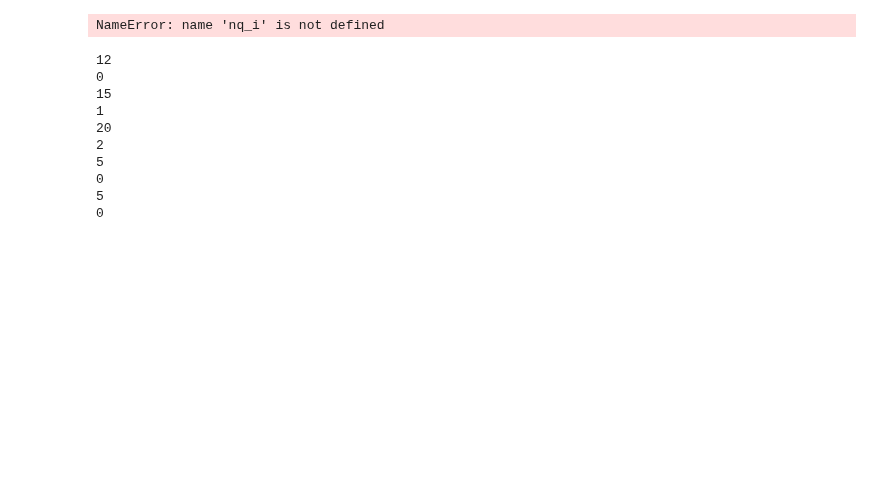
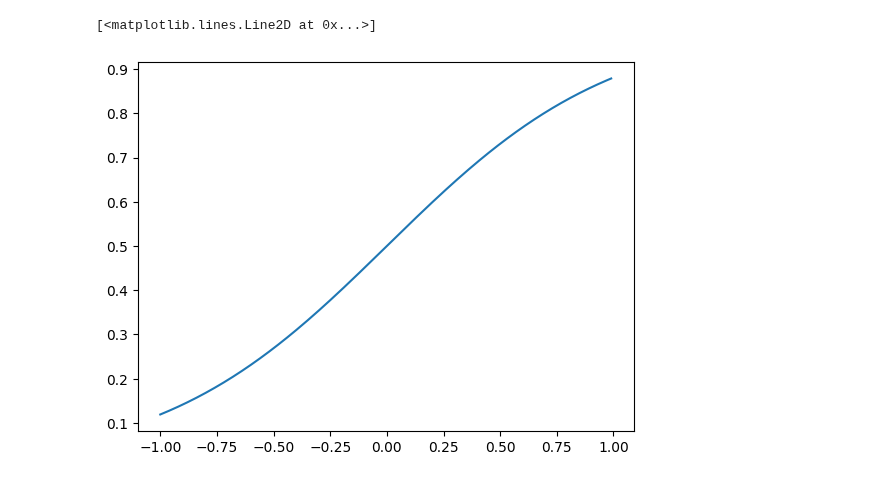
Before and after one commit to inajetovic/Variational-Quantum-Splines, a Jupyter notebook: tmp.ipynb, the cells around one changed output. Cells and saved outputs as stored; diff of their text form; code cells hidden in the pictures; blank space fills up the shorter version.

```diff
--- a/tmp.ipynb
+++ b/tmp.ipynb
@@ -10,9 +13,12 @@ func_list = list(func_out.keys())
 pnq = {'3':(3,8),
         '4':(4,16)}
-# %%
-nq_i
-# %% [output]
-NameError: name 'nq_i' is not defined
+# %%
+x = np.arange(-1,1, 10/1000).tolist()
+y = [tanh(a) for a in x]
+plt.plot(x,y)
+# %% [output]
+[<matplotlib.lines.Line2D at 0x...>]
+[figure, added]
 # %%
 tot = []
 for flab, fun in func_out.items():
@@ -24,20 +30,8 @@ for flab, fun in func_out.items():
             best = 0
         if knot == 16 and "relu" in flab:
             best = 0
-        print(best)
         weights = df['in_train_weights'][best][-1]
         tot.append([flab, nq, knot, df.training_cost[best], df.exe_time[best], weights,df.RSS_h[best], df.RSS_q[best] ])
-# %% [output]
-12
-0
-15
-1
-20
-2
-5
-0
-5
-0
 # %%
 columns=['function', 'nq', 'knot', 'training cost', 'time(s)', 'weights', 'RSS_h', 'RSS_q' ]
 # %%
```
Also changed, not shown: parts of 4 cells of this notebook, 1 other file.
